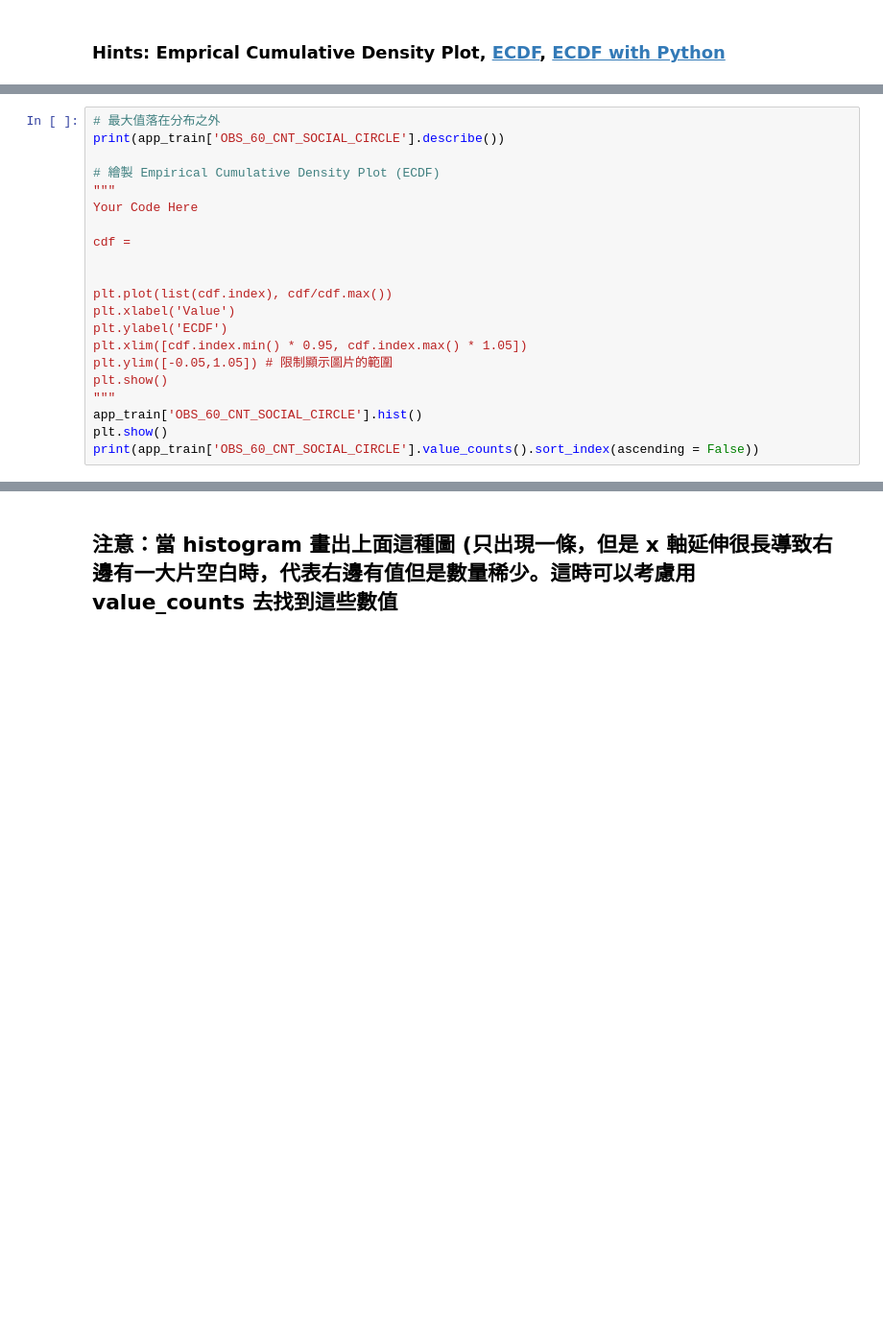
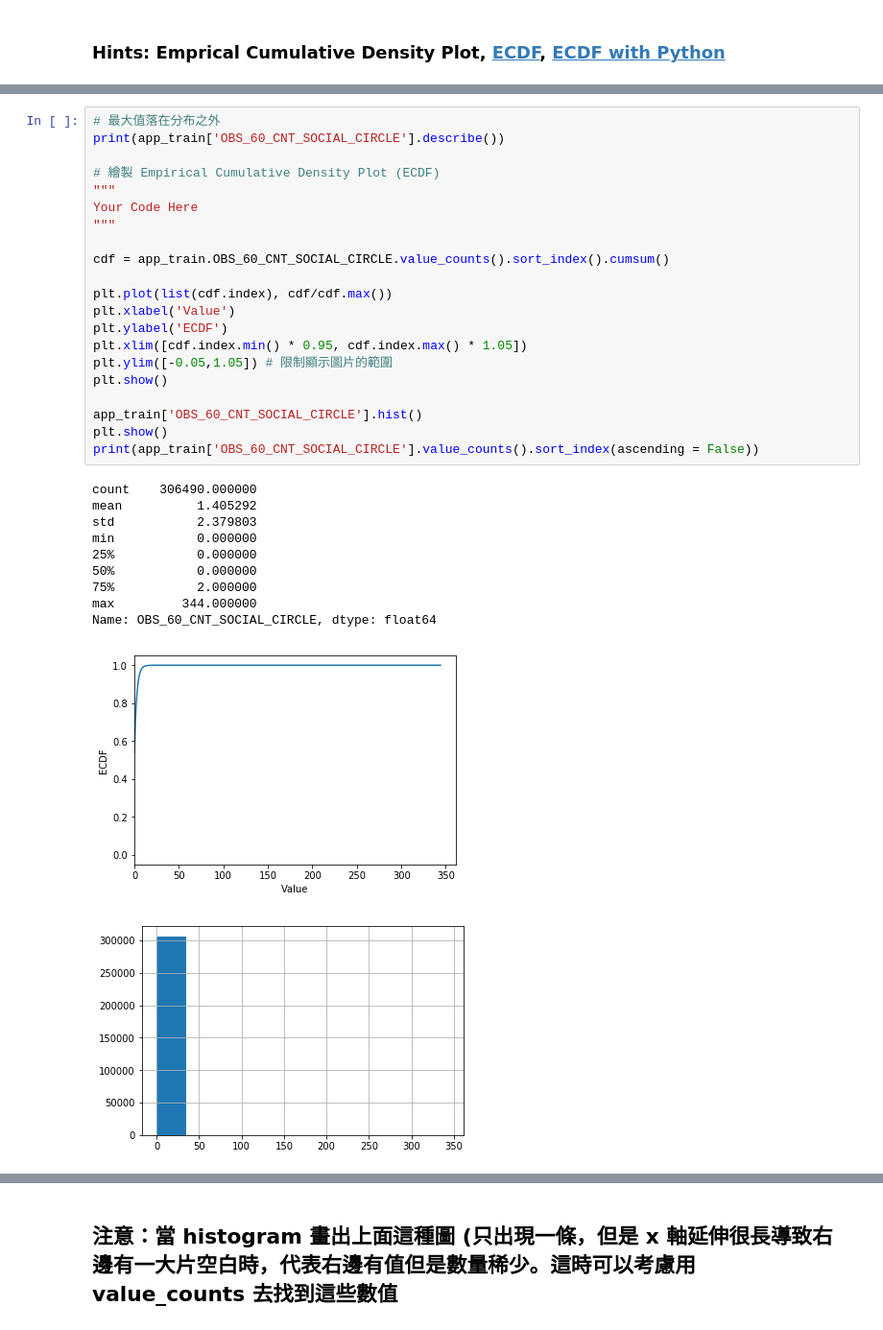
Before and after one commit to jackiechen08/2nd-ML100Days, a Jupyter notebook: homework/Day_006_HW.ipynb, the cells around one changed output, grey strips where cells are left out. Shown: that part at 96% size. Cells and saved outputs as stored; diff of their text form; blank space fills up the shorter version.

```diff
--- a/homework/Day_006_HW.ipynb
+++ b/homework/Day_006_HW.ipynb
@@ -196,21 +178,33 @@ app_train['REGION_POPULATION_RELATIVE'].value_counts()
 # %%
 # 最大值落在分布之外
 print(app_train['OBS_60_CNT_SOCIAL_CIRCLE'].describe())
 
 # 繪製 Empirical Cumulative Density Plot (ECDF)
 """
 Your Code Here
+"""
 
-cdf =
-
+cdf = app_train.OBS_60_CNT_SOCIAL_CIRCLE.value_counts().sort_index().cumsum()
 
 plt.plot(list(cdf.index), cdf/cdf.max())
 plt.xlabel('Value')
 plt.ylabel('ECDF')
 plt.xlim([cdf.index.min() * 0.95, cdf.index.max() * 1.05])
 plt.ylim([-0.05,1.05]) # 限制顯示圖片的範圍
 plt.show()
-"""
+
 app_train['OBS_60_CNT_SOCIAL_CIRCLE'].hist()
 plt.show()
 print(app_train['OBS_60_CNT_SOCIAL_CIRCLE'].value_counts().sort_index(ascending = False))
+# %% [output]
+count    306490.000000
+mean          1.405292
+std           2.379803
+min           0.000000
+25%           0.000000
+50%           0.000000
+75%           2.000000
+max         344.000000
+Name: OBS_60_CNT_SOCIAL_CIRCLE, dtype: float64
+[figure, added]
+[figure, added]
```
Also changed, not shown: parts of 5 cells of this notebook.
